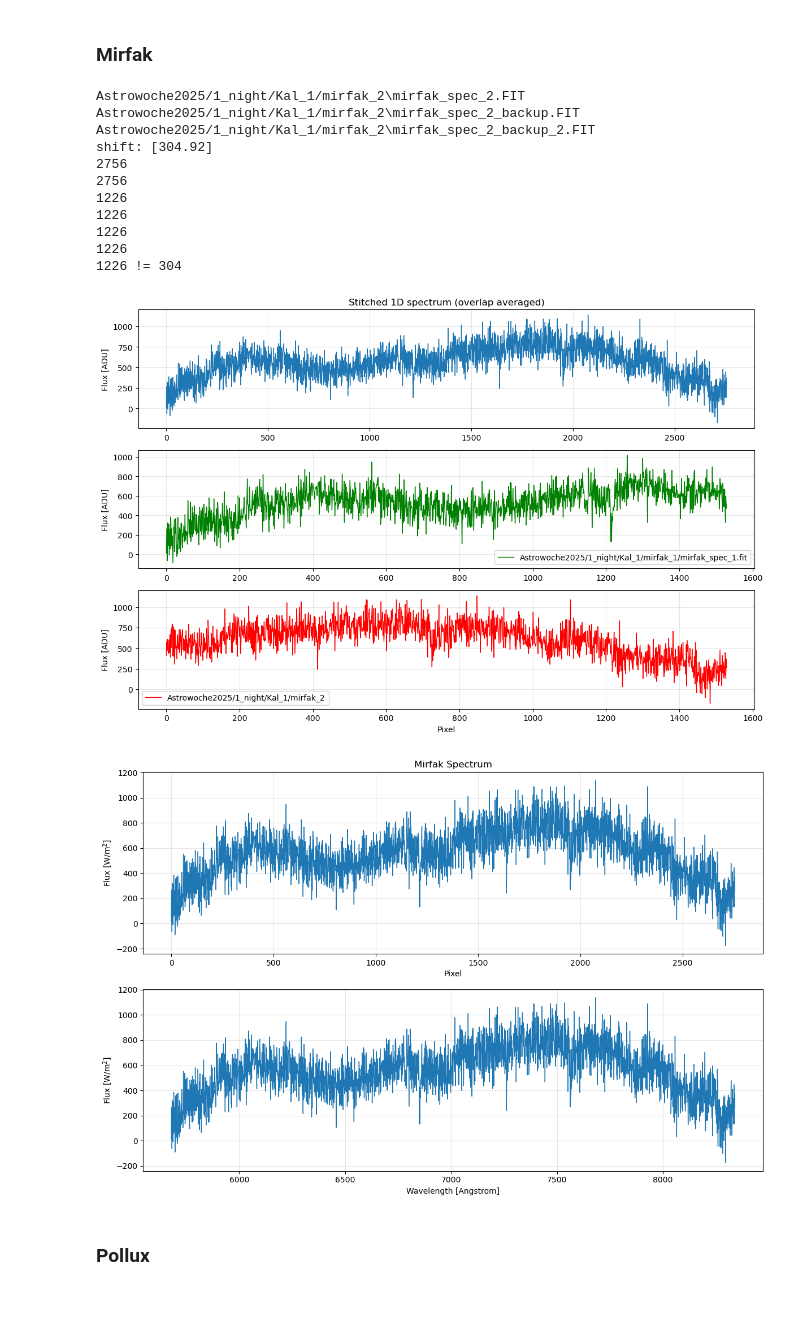
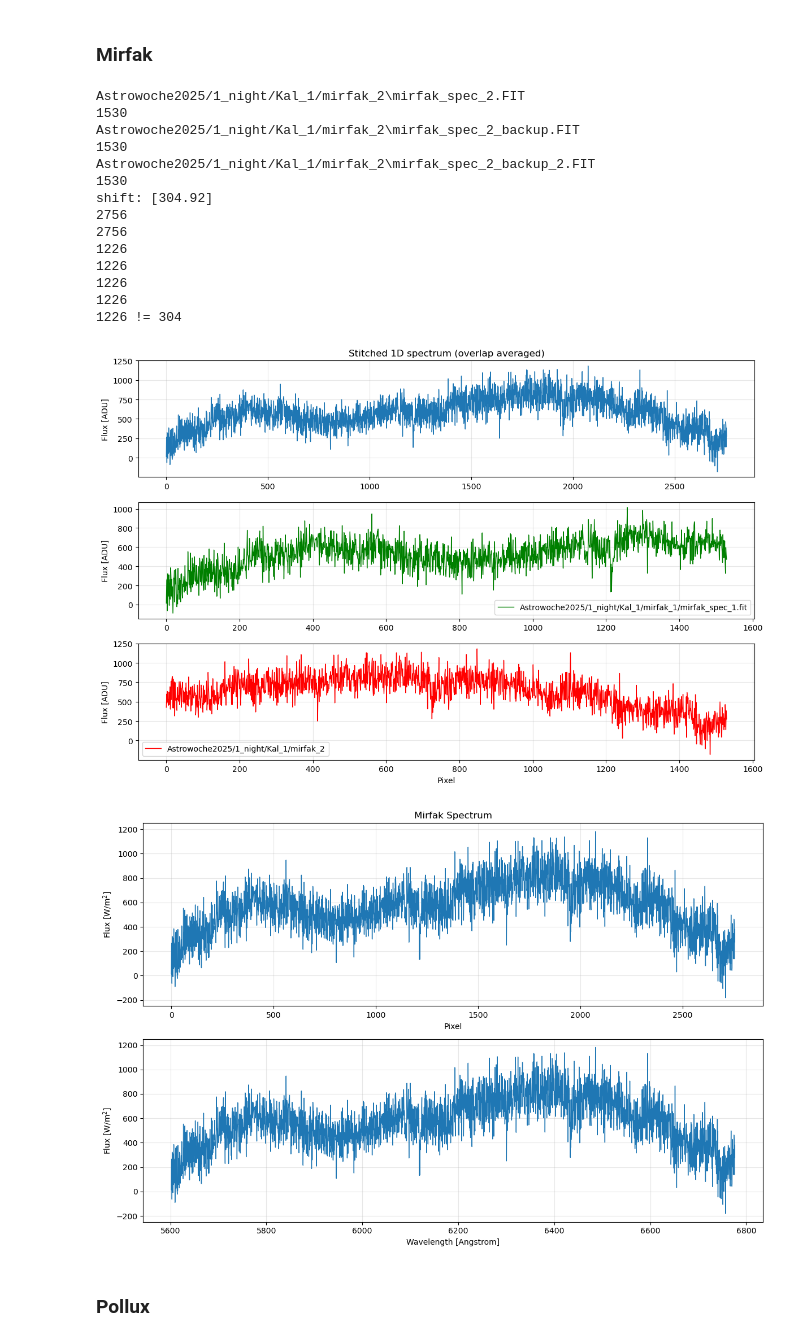
Before and after one commit to michelhausammann/Astrowoche, a Jupyter notebook: data_framework.ipynb, the cells around one changed output. Cells and saved outputs as stored; diff of their text form; code cells hidden in the pictures; blank space fills up the shorter version.

```diff
--- a/data_framework.ipynb
+++ b/data_framework.ipynb
@@ -774,8 +618,9 @@ def plot_spectrum(x_comb, lam_axis, s_comb, title):
 
 path1 = "Astrowoche2025/1_night/Kal_1/kal_1_after.fit"
 path2 = "Astrowoche2025/1_night/Kal_1/kal_0_35/kal_2_after.FIT"
-x_comb, s_comb, shift, x1, s1, *rest = combine_spec(path1, path2, plot = True, shift = -700)
+x_comb, s_comb, shift, x1, s1, x2, s2, scal = combine_spec(path1, path2, plot = True, shift = -700)
 
+print("Scal:", scal)
 
 ninl, coeff = calibrate_with_anchor(x_comb, s_comb, ref_w, tol=1.5)
 print("inliers:", ninl, "coeff:", coeff)
@@ -916,24 +766,27 @@ plot_spectrum(x_comb_capella, lam_axis_capella, s_comb_capella, "Capella Spectru
 # %%
 path1 = "Astrowoche2025/1_night/Kal_1/mirfak_1/mirfak_spec_1.fit"
 path2 = "Astrowoche2025/1_night/Kal_1/mirfak_2"
 
-x_comb_mirfak, s_comb_mirfak, *rest = combine_spec(path1, path2, folder2=True, plot = True)
+x_comb_mirfak, s_comb_mirfak, *rest = combine_spec(path1, path2, folder2=True, plot = True, scal = scal)
 lam_axis_mirfak = np.polyval(coeff, x_comb_mirfak)
 plot_spectrum(x_comb_mirfak, lam_axis_mirfak, s_comb_mirfak, "Mirfak Spectrum")
 # %% [output]
 Astrowoche2025/1_night/Kal_1/mirfak_2\mirfak_spec_2.FIT
+1530
 Astrowoche2025/1_night/Kal_1/mirfak_2\mirfak_spec_2_backup.FIT
+1530
 Astrowoche2025/1_night/Kal_1/mirfak_2\mirfak_spec_2_backup_2.FIT
+1530
 shift: [304.92]
 2756
 2756
 1226
 1226
 1226
 1226
 1226 != 304
-[figure, old version]
+[figure, new version]
-[figure, old version]
+[figure, new version]
 # %% [markdown]
 ### Pollux
 # %%
```
Also changed, not shown: parts of 14 cells of this notebook.
